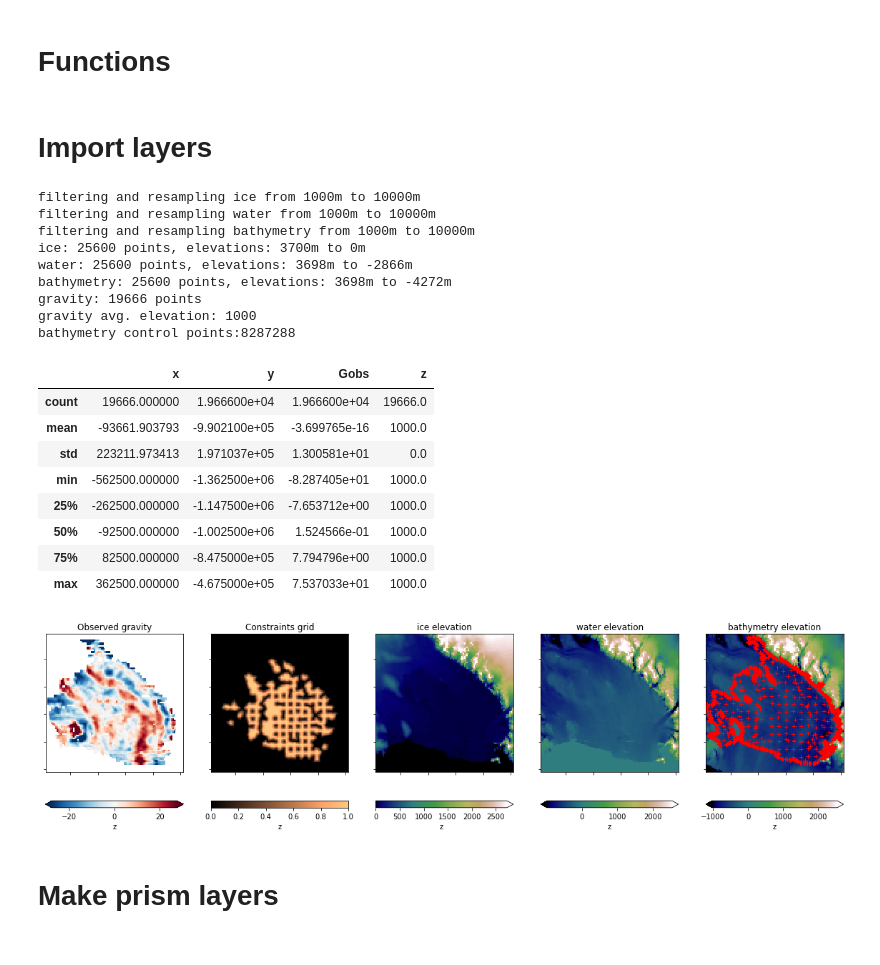
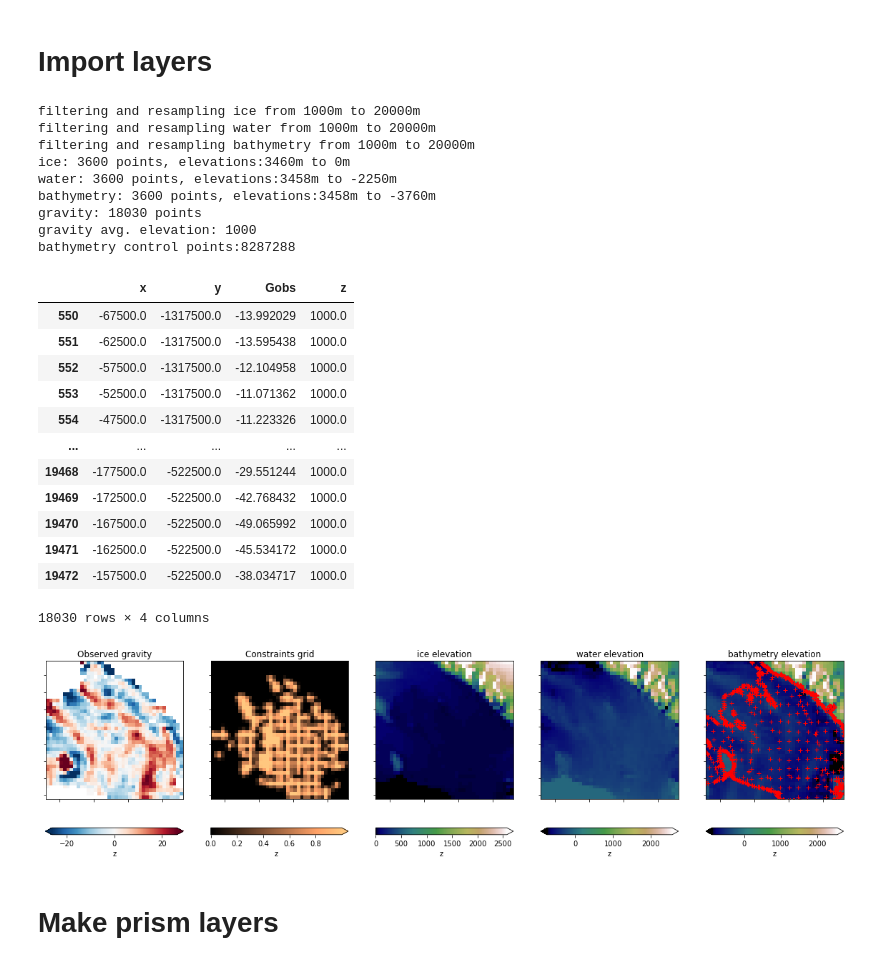
Before and after one commit to mdtanker/RIS_gravity_inversion, a Jupyter notebook: RIS_inversion.ipynb, the cells around one changed output. Saved outputs shown, nothing was run; the diff lists cells and outputs as text; code cells hidden in the pictures.

```diff
--- a/RIS_inversion.ipynb
+++ b/RIS_inversion.ipynb
@@ -20,10 +18,8 @@ os.getcwd()
-# %% [markdown]
-# Functions
 # %%
-zoom = 0
+zoom = 100e3
 n_shift = 0#150e3#600e3
 w_shift = 0#-150e3#250e3
-buffer = 300e3
+buffer = 200e3
 
 # starting inversion region is 1,000km x 1,000km
 e_inv = -580000+zoom+w_shift
@@ -58,9 +54,9 @@ layers_list = pd.Series([
 ])
 
 spacing_list = pd.Series([
-                10e3,
-                10e3,
-                10e3,
+                20e3,
+                20e3,
+                20e3,
                 # 10e3,
                 # 20e3
 ])
@@ -73,7 +69,7 @@ rho_list = pd.Series([
             # 3300
 ])
 
-grav_spacing = 10e3
+grav_spacing = 20e3
 
 active_layer='bathymetry'
 
@@ -103,40 +99,55 @@ fname_list = pd.Series([
 # %% [markdown]
 #  Import layers
 # %%
-layers, df_grav, constraints_df, constraints_RIS_df = inv.import_layers(
+returned = inv.import_layers(
     layers_list,
     spacing_list,
     rho_list,
     fname_list,
     grav_spacing,
     active_layer,
     buffer_reg,
     inv_reg,
+    # grav_file='gravity_data/ant4d_gravity_epsg_5k.nc',
+    # grav_file='gravity_data/rosetta.nc',
+    # grav_file='gravity_data/rosetta_eq_source_up_continued_Gobs.nc',
+    # grav_elev_file='gravity_data/rosetta_eq_source_up_continued_elev.nc',
     constraints=True,
+    grav_file='gravity_data/rosetta_eq_source_up_continued.csv',
+    constraints_file='constraints_grid/constraints_grid.nc',
+    constraints_points='bathymetry_data/bedmachine_RIGGS.csv',
+
     plot=True,
     plot_region=inv_reg
     )
-df_grav.describe()
+layers, df_grav, constraints_grid, constraints_df, constraints_RIS_df = returned
+df_grav
+
+# layers, df_grav, constraints_df, constraints_RIS_df
 # %% [output]
-filtering and resampling ice from 1000m to 10000m
-filtering and resampling water from 1000m to 10000m
-filtering and resampling bathymetry from 1000m to 10000m
-ice: 25600 points, elevations: 3700m to 0m
-water: 25600 points, elevations: 3698m to -2866m
-bathymetry: 25600 points, elevations: 3698m to -4272m
-gravity: 19666 points
+filtering and resampling ice from 1000m to 20000m
+filtering and resampling water from 1000m to 20000m
+filtering and resampling bathymetry from 1000m to 20000m
+ice: 3600 points, elevations:3460m to 0m
+water: 3600 points, elevations:3458m to -2250m
+bathymetry: 3600 points, elevations:3458m to -3760m
+gravity: 18030 points
 gravity avg. elevation: 1000
 bathymetry control points:8287288
 |  | x | y | Gobs | z |
-| count | 19666.000000 | 1.966600e+04 | 1.966600e+04 | 19666.0 |
-| mean | -93661.903793 | -9.902100e+05 | -3.699765e-16 | 1000.0 |
-| std | 223211.973413 | 1.971037e+05 | 1.300581e+01 | 0.0 |
-| min | -562500.000000 | -1.362500e+06 | -8.287405e+01 | 1000.0 |
-| 25% | -262500.000000 | -1.147500e+06 | -7.653712e+00 | 1000.0 |
-| 50% | -92500.000000 | -1.002500e+06 | 1.524566e-01 | 1000.0 |
-| 75% | 82500.000000 | -8.475000e+05 | 7.794796e+00 | 1000.0 |
-| max | 362500.000000 | -4.675000e+05 | 7.537033e+01 | 1000.0 |
+| 550 | -67500.0 | -1317500.0 | -13.992029 | 1000.0 |
+| 551 | -62500.0 | -1317500.0 | -13.595438 | 1000.0 |
+| 552 | -57500.0 | -1317500.0 | -12.104958 | 1000.0 |
+| 553 | -52500.0 | -1317500.0 | -11.071362 | 1000.0 |
+| 554 | -47500.0 | -1317500.0 | -11.223326 | 1000.0 |
+| ... | ... | ... | ... | ... |
+| 19468 | -177500.0 | -522500.0 | -29.551244 | 1000.0 |
+| 19469 | -172500.0 | -522500.0 | -42.768432 | 1000.0 |
+| 19470 | -167500.0 | -522500.0 | -49.065992 | 1000.0 |
+| 19471 | -162500.0 | -522500.0 | -45.534172 | 1000.0 |
+| 19472 | -157500.0 | -522500.0 | -38.034717 | 1000.0 |
+18030 rows × 4 columns
-[figure, old version]
+[figure, new version]
 # %% [markdown]
 # Make prism layers
 # %%
```
Also changed, not shown: parts of 11 cells of this notebook, 2 other files.
